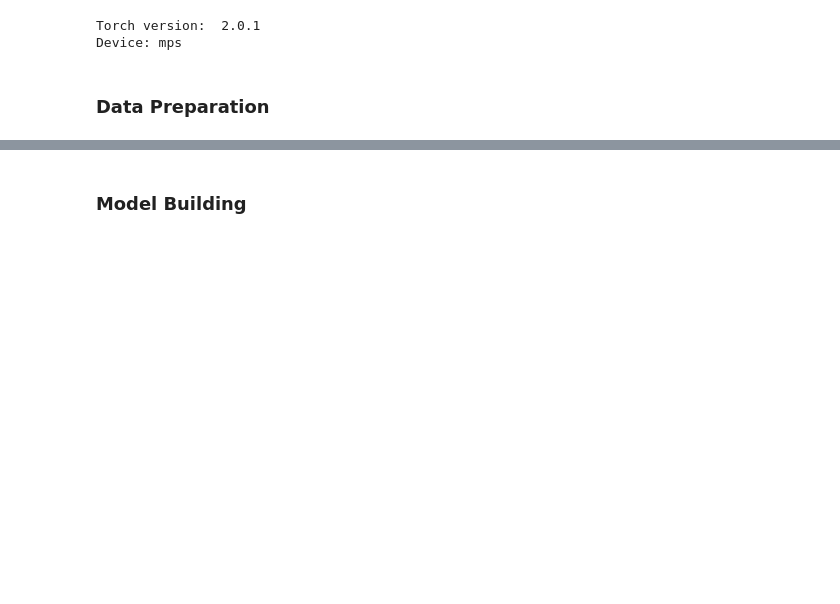
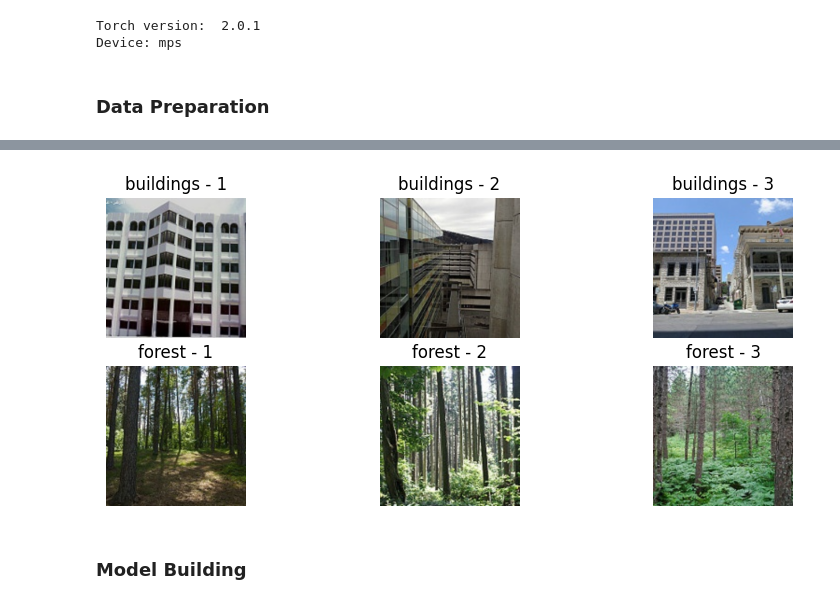
Before and after one commit to andtr-2021/buildings-or-forests-classification-pytorch, a Jupyter notebook: classification.ipynb, the cells around one changed output, grey strips where cells are left out. Saved outputs shown, nothing was run; the diff lists cells and outputs as text; code cells hidden in the pictures; blank space fills up the shorter version.

Commit message:
done visualize images

```diff
--- a/classification.ipynb
+++ b/classification.ipynb
@@ -47,7 +25,23 @@ train_dataset, test_dataset = torch.utils.data.random_split(dataset, [train_size
 # %%
+# data augmentation and normalization for train set
+# only normalization for test set
+
+data_path = 'data'
+
+transform = transforms.Compose([
+        transforms.Resize((256,256)),
+        transforms.ToTensor(),
+    ])
+
+
+train_dataset = datasets.ImageFolder(root=os.path.join(data_path, 'train'), transform=transform)
+
+# Load the testing dataset using ImageFolder
+val_dataset = datasets.ImageFolder(root=os.path.join(data_path, 'val'), transform=transform)
+
 # Define batch size
 batch_size = 32
 
 # Create data loaders
 train_loader = DataLoader(train_dataset, batch_size=batch_size, shuffle=True, num_workers=4)
-test_loader = DataLoader(test_dataset, batch_size=batch_size, shuffle=False, num_workers=4)
+test_loader = DataLoader(val_dataset, batch_size=batch_size, shuffle=False, num_workers=4)
@@ -68,2 +66,33 @@ Class names: ['train', 'val']
+# %%
+import matplotlib.pyplot as plt
+import numpy as np
+
+# Function to display images
+def show_images(images, labels, classes):
+    fig, axs = plt.subplots(len(classes), 3, figsize=(10, 2 * len(classes)))
+
+    for i, class_name in enumerate(classes):
+        class_indices = [idx for idx, label in enumerate(labels) if label == i]
+
+        for j in range(3):
+            img_index = class_indices[j]
+            img = images[img_index].numpy().transpose((1, 2, 0))
+            axs[i, j].imshow(img)
+            axs[i, j].axis('off')
+            axs[i, j].set_title(f'{class_name} - {j + 1}')
+
+    plt.show()
+
+# Extract a batch of data from the data loader
+batch_iter = iter(train_loader)
+images, labels = next(batch_iter)
+
+# Map class indices to class names
+classes = train_dataset.classes
+
+# Display three images from each class
+show_images(images, labels, classes)
+# %% [output]
+[figure, added]
 # %% [markdown]
 ### Model Building
```
Also changed, not shown: parts of 3 cells of this notebook.
